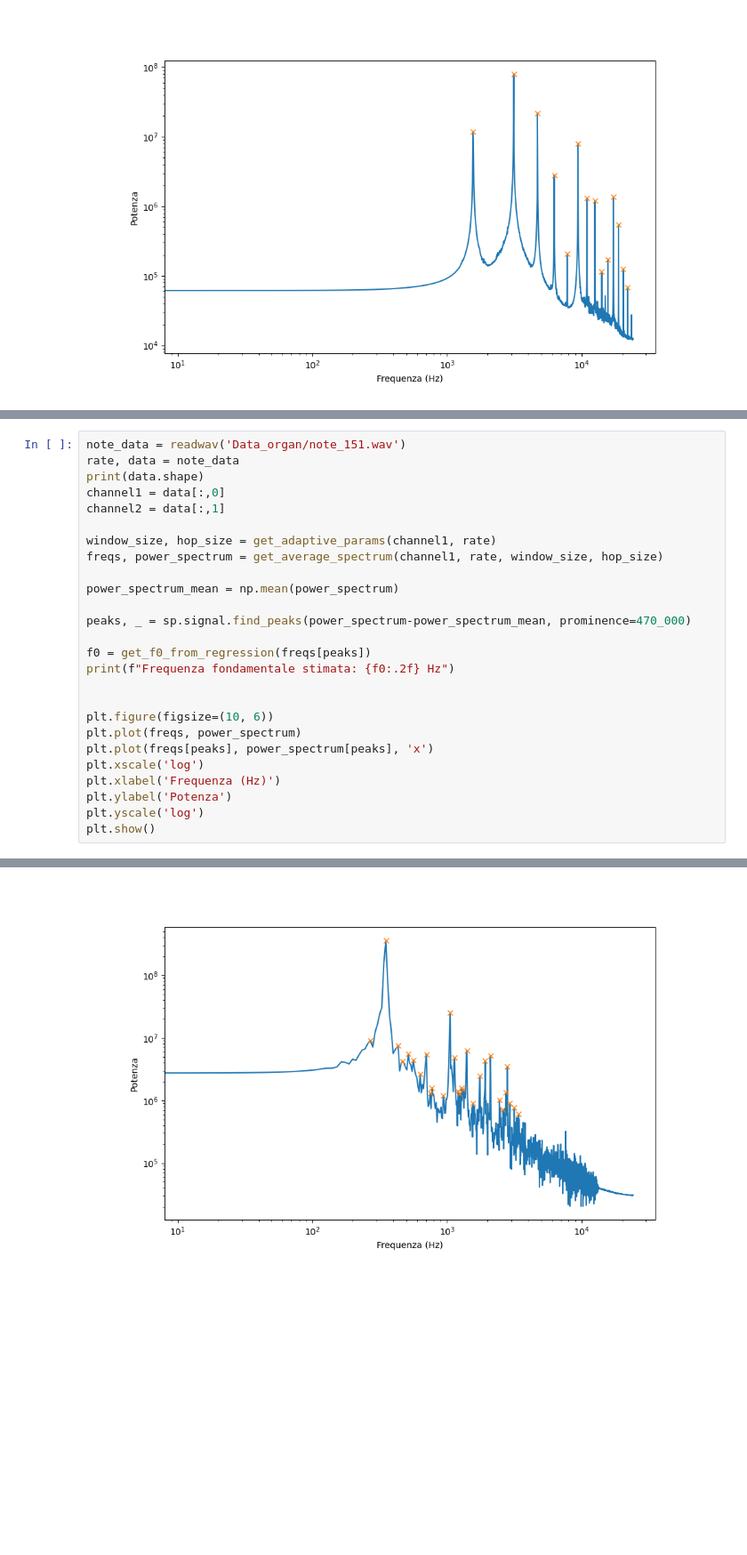
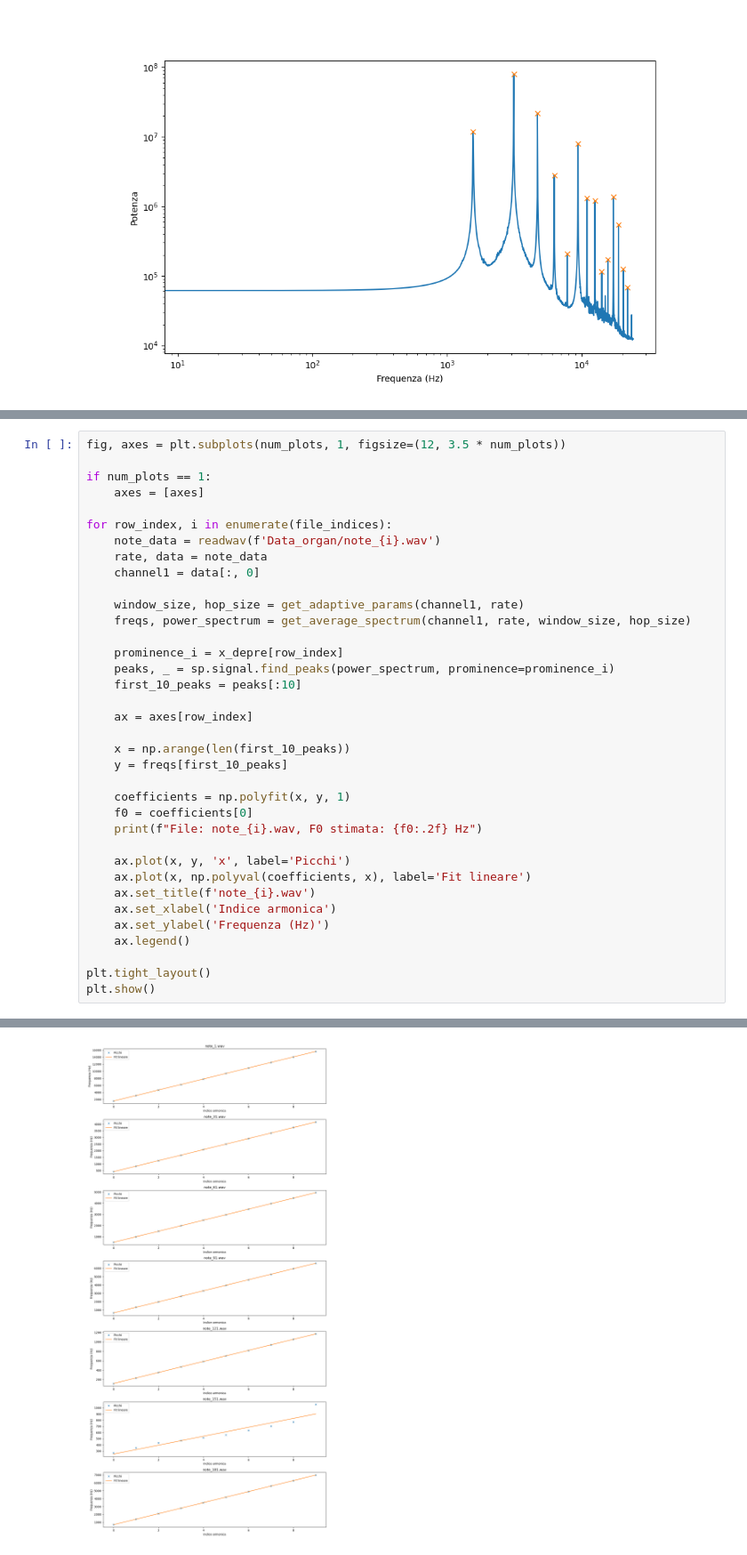
Before and after one commit to Lvetto/lmd_organo, a Jupyter notebook: Harmonics.ipynb, the cells around one changed output, grey strips where cells are left out. Shown at 89% size. Drawn from its saved outputs; the diff is of its cells as text; blank space fills up the shorter version.

```diff
--- a/Harmonics.ipynb
+++ b/Harmonics.ipynb
@@ -100,27 +137,37 @@ File indices: [1, 31, 61, 91, 121, 151, 181]
 # %%
-note_data = readwav('Data_organ/note_151.wav')
-rate, data = note_data
-print(data.shape)
-channel1 = data[:,0]
-channel2 = data[:,1]
+fig, axes = plt.subplots(num_plots, 1, figsize=(12, 3.5 * num_plots))
 
-window_size, hop_size = get_adaptive_params(channel1, rate)
-freqs, power_spectrum = get_average_spectrum(channel1, rate, window_size, hop_size)
+if num_plots == 1:
+    axes = [axes]
 
-power_spectrum_mean = np.mean(power_spectrum)
+for row_index, i in enumerate(file_indices):
+    note_data = readwav(f'Data_organ/note_{i}.wav')
+    rate, data = note_data
+    channel1 = data[:, 0]
 
-peaks, _ = sp.signal.find_peaks(power_spectrum-power_spectrum_mean, prominence=470_000)
+    window_size, hop_size = get_adaptive_params(channel1, rate)
+    freqs, power_spectrum = get_average_spectrum(channel1, rate, window_size, hop_size)
 
-f0 = get_f0_from_regression(freqs[peaks])
-print(f"Frequenza fondamentale stimata: {f0:.2f} Hz")
+    prominence_i = x_depre[row_index]
+    peaks, _ = sp.signal.find_peaks(power_spectrum, prominence=prominence_i)
+    first_10_peaks = peaks[:10]
 
+    ax = axes[row_index]
 
-plt.figure(figsize=(10, 6))
-plt.plot(freqs, power_spectrum)
-plt.plot(freqs[peaks], power_spectrum[peaks], 'x')
-plt.xscale('log')
-plt.xlabel('Frequenza (Hz)')
-plt.ylabel('Potenza')
-plt.yscale('log')
+    x = np.arange(len(first_10_peaks))
+    y = freqs[first_10_peaks]
+
+    coefficients = np.polyfit(x, y, 1)
+    f0 = coefficients[0]
+    print(f"File: note_{i}.wav, F0 stimata: {f0:.2f} Hz")
+
+    ax.plot(x, y, 'x', label='Picchi')
+    ax.plot(x, np.polyval(coefficients, x), label='Fit lineare')
+    ax.set_title(f'note_{i}.wav')
+    ax.set_xlabel('Indice armonica')
+    ax.set_ylabel('Frequenza (Hz)')
+    ax.legend()
+
+plt.tight_layout()
 plt.show()
 # %% [output]
@@ -129,4 +181,4 @@ Frequenza fondamentale stimata: 106.72 Hz
-[figure, old version]
+[figure, new version]
 # %%
 first_10_peaks = peaks[:10]
 
```
Also changed, not shown: parts of 3 cells of this notebook.
